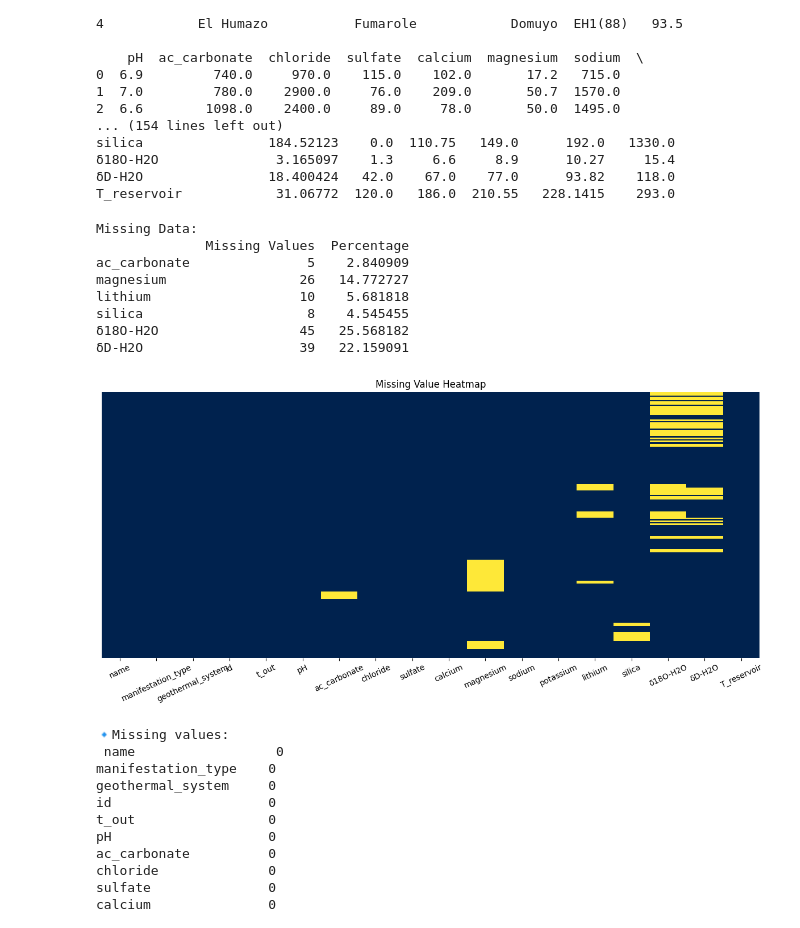
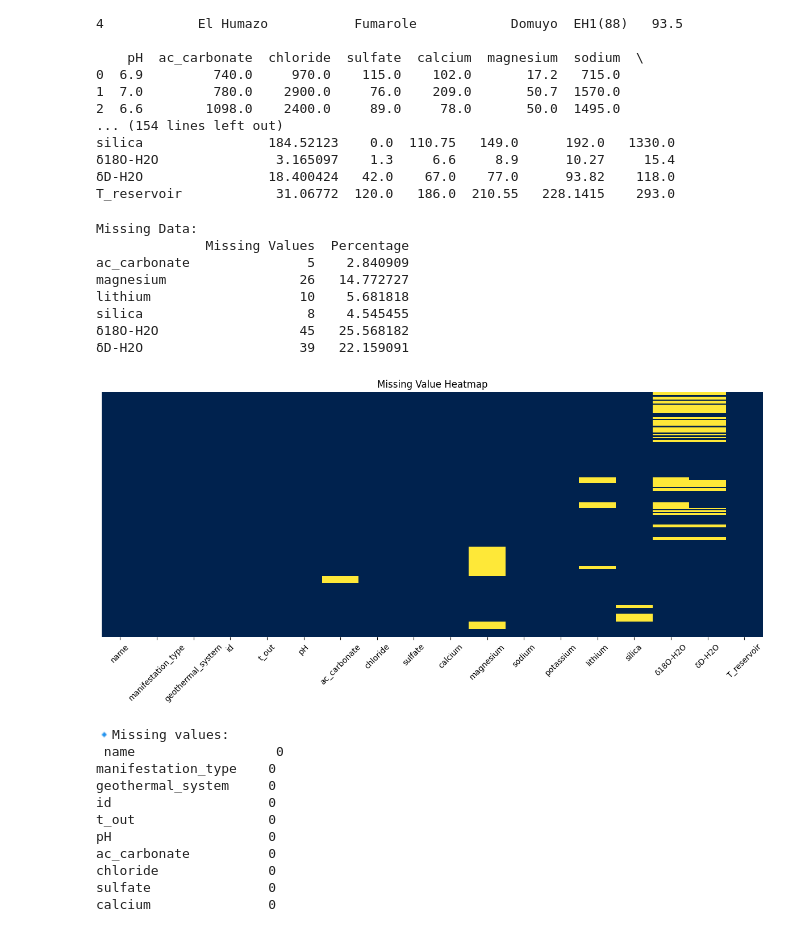
Before and after one commit to XxkmoxX/ML_geoTemp_prediction, a Jupyter notebook: ml_temp_prediction.ipynb, the cells around one changed output. Saved outputs shown, nothing was run; the diff lists cells and outputs as text; code cells hidden in the pictures.

```diff
--- a/ml_temp_prediction.ipynb
+++ b/ml_temp_prediction.ipynb
@@ -67,31 +64,31 @@ T_reservoir            31.06772  120.0   186.0  210.55   228.1415    293.0
 # %%
 # Handling missing values
 
 missing_values = df.isnull().sum()
 missing_percent = (missing_values / len(df)) * 100
 missing_data = pd.concat([missing_values, missing_percent], axis=1)
 missing_data.columns = ['Missing Values', 'Percentage']
 print("\nMissing Data:")
 print(missing_data[missing_data['Missing Values'] > 0])
 
 # Visualize missing values
 plt.figure(figsize=(12, 6))
 plt.title('Missing Value Heatmap')
 sns.heatmap(df.isnull(), cbar=False, cmap='cividis', yticklabels=False)
-plt.xticks(rotation=25)
+plt.xticks(rotation=45)
 plt.tight_layout()
 plt.show()
 plt.close()
 # %% [output]
 Missing Data:
               Missing Values  Percentage
 ac_carbonate               5    2.840909
 magnesium                 26   14.772727
 lithium                   10    5.681818
 silica                     8    4.545455
 δ18O-H2O                  45   25.568182
 δD-H2O                    39   22.159091
-[figure, old version]
+[figure, new version]
 # %%
 # Replace missing values with the median of each column.
 
```
Also changed, not shown: parts of 7 cells of this notebook.
